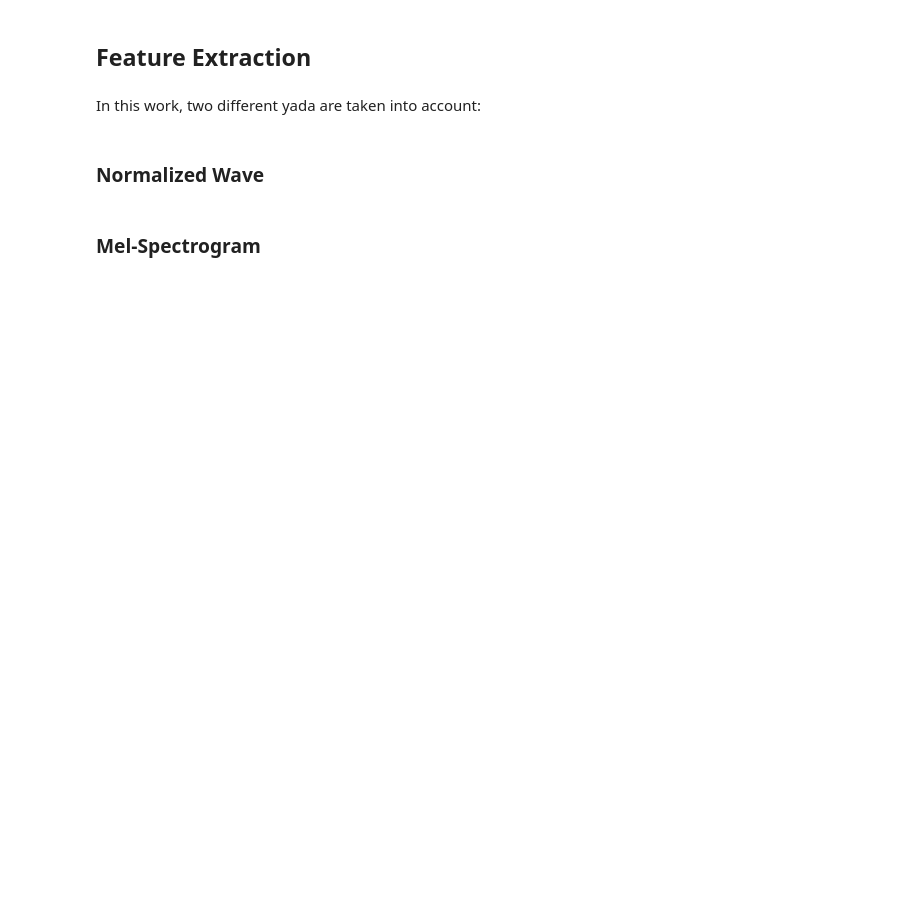
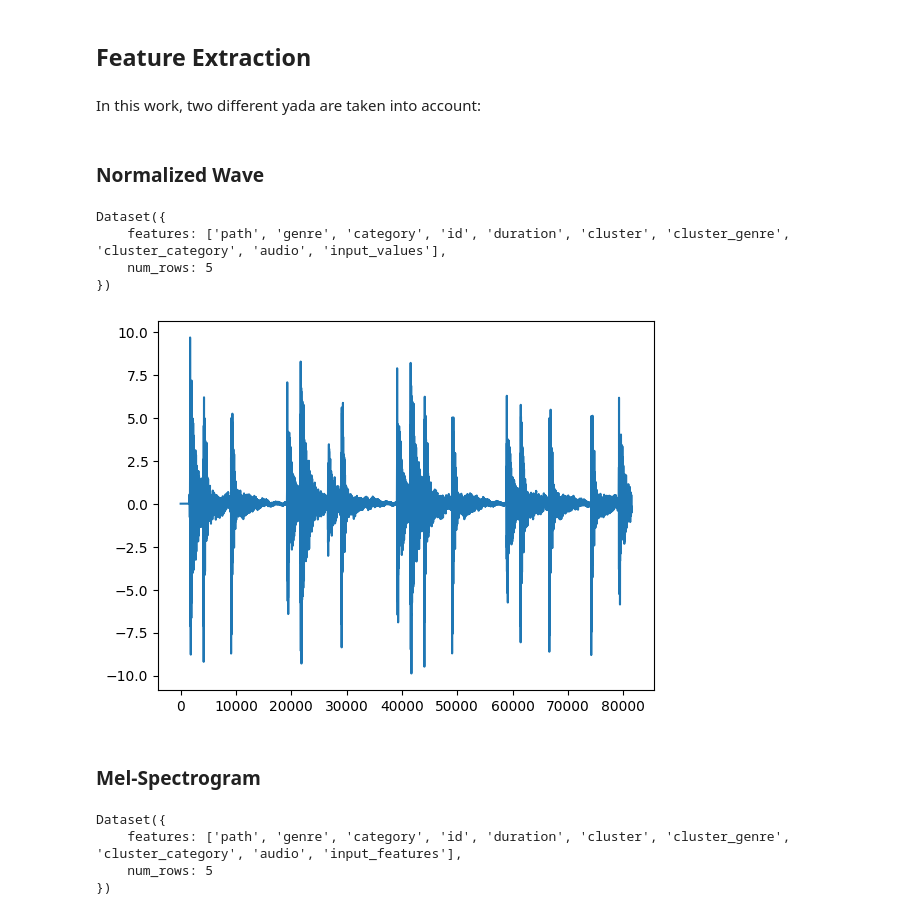
Before and after one commit to LIA-UniBo/music-classification, a Jupyter notebook: 1_exploration.ipynb, the cells around one changed output. Saved outputs shown, nothing was run; the diff lists cells and outputs as text; code cells hidden in the pictures; blank space fills up the shorter version.

```diff
--- a/1_exploration.ipynb
+++ b/1_exploration.ipynb
@@ -180,7 +180,7 @@ dtype: int64
 # %%
 from src.dataset import get_dataset, add_audio_column
 
-ds = get_dataset(df.sample(20))
+ds = get_dataset(df.sample(5))
 ds = add_audio_column(ds, AUDIOS_DIR_PATH, sampling_rate=16_000)
 ds
 # %% [output]
@@ -223,10 +211,25 @@ whisper_encode = get_preprocess_func({
 # %% [markdown]
 ### Normalized Wave
 # %%
-ds = ds.map(wav2vec2_encode, batched=True)
-ds
+ds_norm = ds.map(wav2vec2_encode, batched=True)
+ds_norm
+# %% [output]
+Dataset({
+    features: ['path', 'genre', 'category', 'id', 'duration', 'cluster', 'cluster_genre', 'cluster_category', 'audio', 'input_values'],
+    num_rows: 5
+})
+# %%
+plt.plot(ds_norm["input_values"][0])
+plt.show()
+# %% [output]
+[figure, added]
 # %% [markdown]
 ### Mel-Spectrogram
 # %%
-ds = ds.map(whisper_encode, batched=True)
-ds
+ds_spectrogram = ds.map(whisper_encode, batched=True)
+ds_spectrogram
+# %% [output]
+Dataset({
+    features: ['path', 'genre', 'category', 'id', 'duration', 'cluster', 'cluster_genre', 'cluster_category', 'audio', 'input_features'],
+    num_rows: 5
+})
```
Also changed, not shown: parts of 5 cells of this notebook, 3 other files.
